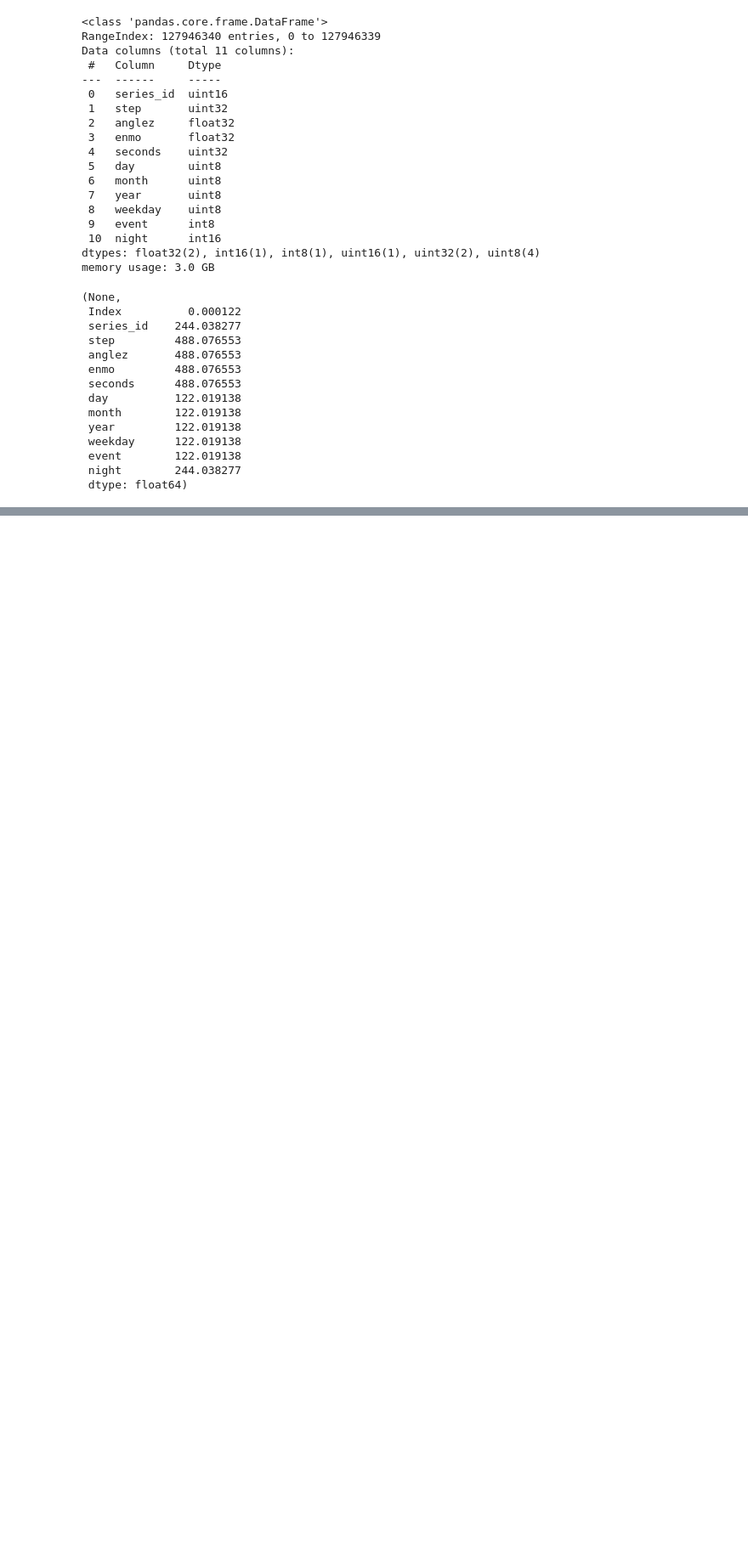
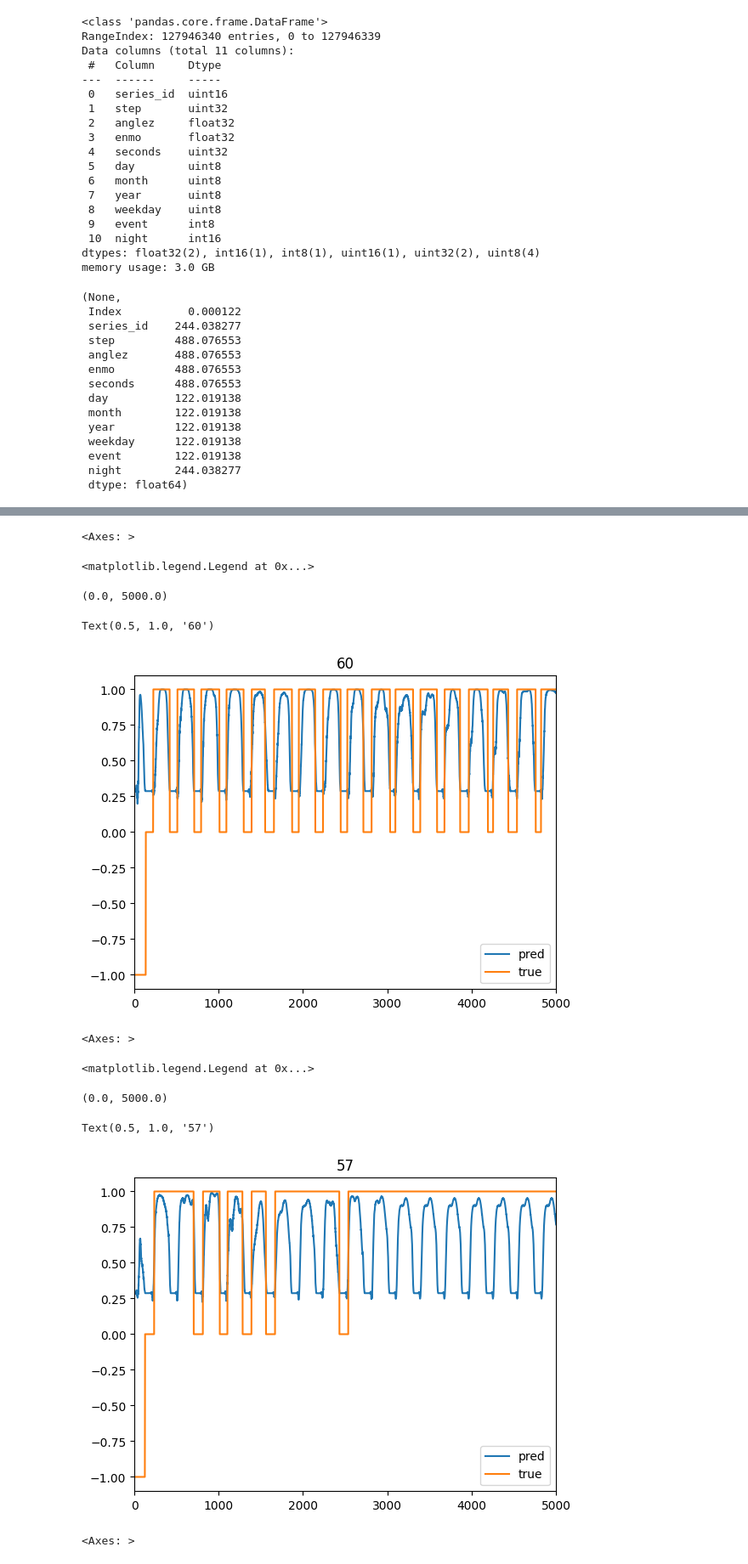
Before and after one commit to styx0r/detect_sleep_states, a Jupyter notebook: discovery.ipynb, the cells around one changed output, grey strips where cells are left out. Shown at 85% size. Cells and saved outputs as stored; diff of their text form; code cells hidden in the pictures; blank space fills up the shorter version.

Commit message:
first working cnn model

```diff
--- a/discovery.ipynb
+++ b/discovery.ipynb
@@ -108,0 +137,3 @@ plt.xlim(-10,10)
+# %%
+x_train, x_test, y_train, y_test = train_test_split(train["enmo"].T.values,train["event"].T.values, test_size=0.3)
+x_train.shape, x_test.shape
@@ -108,0 +142,14 @@ plt.xlim(-10,10)
+# %%
+model = models.Sequential()
+model.add(layers.Conv1D(1, 720,padding="same", activation='relu', input_shape=(23898,1)))
+model.add(layers.Conv1D(1, 120,padding="same", activation='relu'))
+model.add(layers.Conv1D(1, 30,padding="same", activation='sigmoid'))
+# Add dense layers on top
+model.add(layers.Flatten())
+# model.add(layers.Dense(y.shape[1], activation='sigmoid'))
+
+# Compile the model
+model.compile(optimizer=optimizers.Adam(0.1, weight_decay=0.001),
+              loss=tf.keras.losses.BinaryCrossentropy(from_logits=False),
+metrics=["MSE", "MAE"])
+model.summary()
@@ -108,0 +174,4 @@ plt.xlim(-10,10)
+# %%
+# Train the model
+history = model.fit(x_train, y_train, validation_data=(x_test, y_test), epochs=10, batch_size=20
+                    )
@@ -108,0 +188,24 @@ plt.xlim(-10,10)
+# %%
+pred = pd.DataFrame(model.predict(x_test), ).T
+
+true=pd.DataFrame(y_test).T
+# %%
+for series in random.choices(pred.columns,k= 10):
+    ax=pred[series].plot(label="pred")
+    _=true[series].plot(ax=ax, label="true")
+    _=plt.legend()
+    _=plt.xlim(0,5000)
+    _=plt.title(str(series))
+    _=plt.pause(0.1)
+# %% [output]
+<Axes: >
+<matplotlib.legend.Legend at 0x...>
+(0.0, 5000.0)
+Text(0.5, 1.0, '60')
+[figure, added]
+<Axes: >
+<matplotlib.legend.Legend at 0x...>
+(0.0, 5000.0)
+Text(0.5, 1.0, '57')
+[figure, added]
+<Axes: >
```
Also changed, not shown: parts of 24 cells of this notebook.
